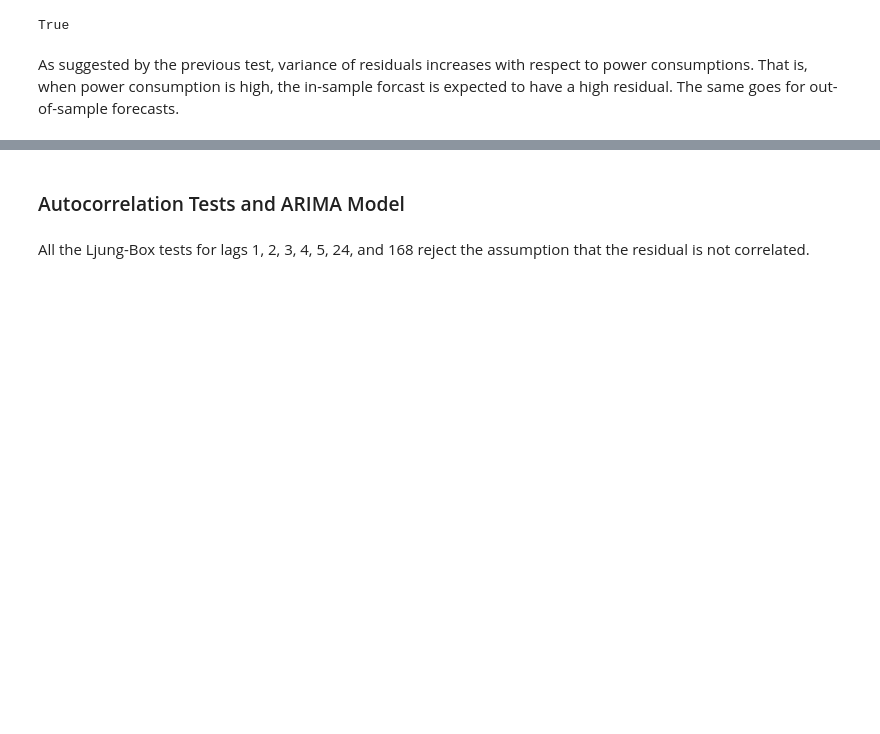
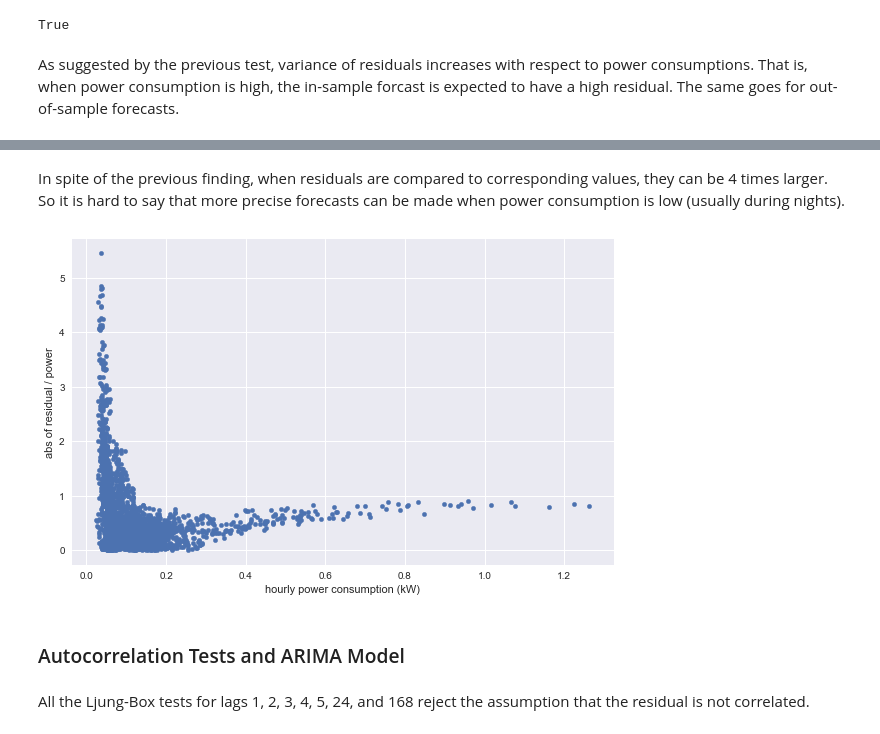
Before and after one commit to edxu96/elec_consumption, a Jupyter notebook: 01_forecast.ipynb, the cells around one changed output, grey strips where cells are left out. Saved outputs shown, nothing was run; the diff lists cells and outputs as text; code cells hidden in the pictures; blank space fills up the shorter version.

```diff
--- a/01_forecast.ipynb
+++ b/01_forecast.ipynb
@@ -347,3 +369,16 @@ ax.set_ylabel("hourly power consumption (kW)");
+# %% [markdown]
+In spite of the previous finding, when residuals are compared to corresponding values, they can be 4 times larger. So it is hard to say that more precise forecasts can be made when power consumption is low (usually during nights).
+# %%
+data['zeroHourFbResid']['residAbsRelative'] = (
+    data['zeroHourFbResid']['resid'].abs() /
+    data['zeroHourFbResid']['y']
+)
+
+ax = data['zeroHourFbResid'].plot(x='y', y='residAbsRelative', kind='scatter');
+ax.set_ylabel("abs of residual / power");
+ax.set_xlabel("hourly power consumption (kW)");
+# %% [output]
+[figure, added]
 # %% [markdown]
 ### Autocorrelation Tests and ARIMA Model
 # %% [markdown]
```
Also changed, not shown: parts of 15 cells of this notebook, 1 other file.
